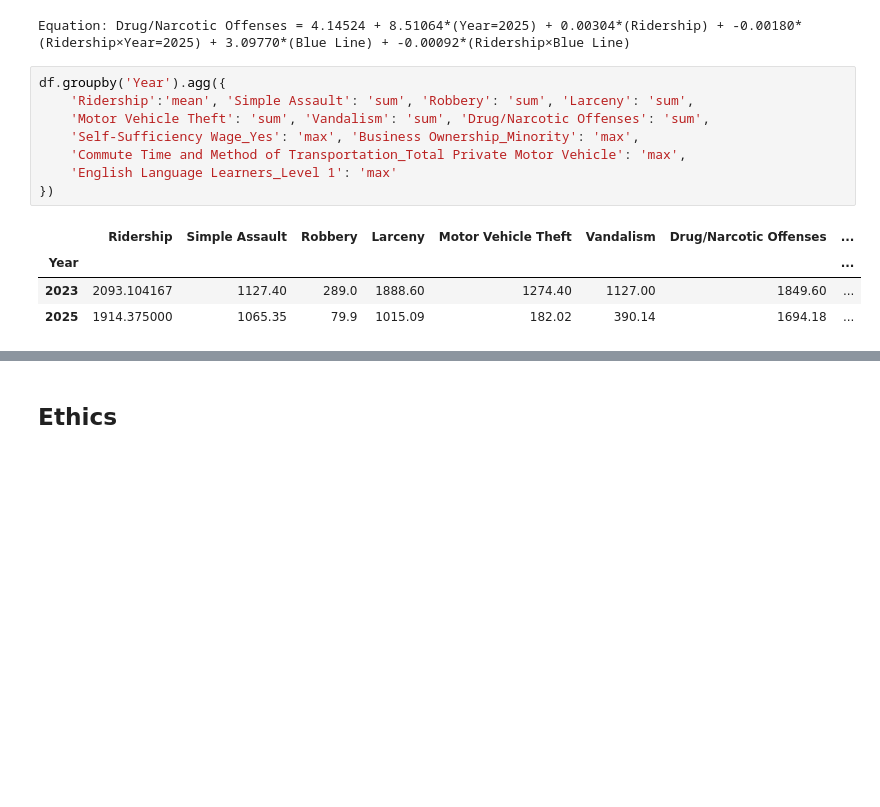
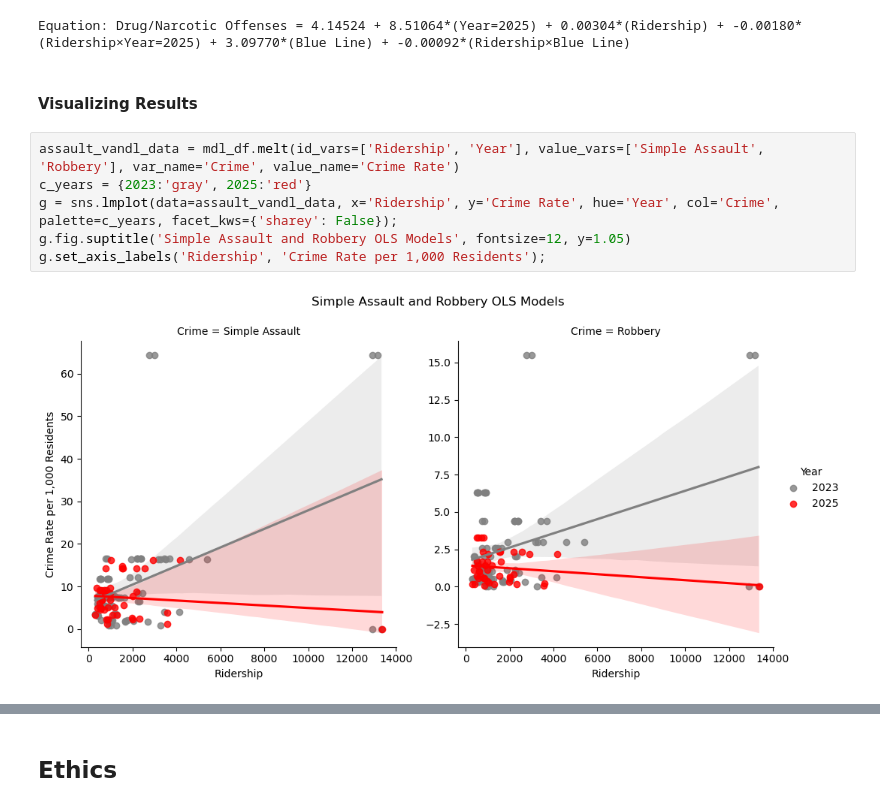
Before and after one commit to COGS108/Group022_WI26, a Jupyter notebook: 03-FinalProject.ipynb, the cells around one changed output, grey strips where cells are left out. Drawn from its saved outputs; the diff is of its cells as text; blank space fills up the shorter version.

```diff
--- a/03-FinalProject.ipynb
+++ b/03-FinalProject.ipynb
@@ -1023,16 +1055,13 @@ Drug/Narcotic Offenses (R-squared=0.118, R2-adjusted=0.083)
 | Q("Blue Line") | 3.09770 | 0.49909 |
 | Ridership:Q("Blue Line") | -0.00092 | 0.79486 |
 Equation: Drug/Narcotic Offenses = 4.14524 + 8.51064*(Year=2025) + 0.00304*(Ridership) + -0.00180*(Ridership×Year=2025) + 3.09770*(Blue Line) + -0.00092*(Ridership×Blue Line)
-# %%
-df.groupby('Year').agg({
-    'Ridership':'mean', 'Simple Assault': 'sum', 'Robbery': 'sum', 'Larceny': 'sum',
-    'Motor Vehicle Theft': 'sum', 'Vandalism': 'sum', 'Drug/Narcotic Offenses': 'sum',
-    'Self-Sufficiency Wage_Yes': 'max', 'Business Ownership_Minority': 'max',
-    'Commute Time and Method of Transportation_Total Private Motor Vehicle': 'max',
-    'English Language Learners_Level 1': 'max'
-})
-# %% [output]
-|  | Ridership | Simple Assault | Robbery | Larceny | Motor Vehicle Theft | Vandalism | Drug/Narcotic Offenses | ... |
-| Year |  |  |  |  |  |  |  | ... |
-| 2023 | 2093.104167 | 1127.40 | 289.0 | 1888.60 | 1274.40 | 1127.00 | 1849.60 | ... |
-| 2025 | 1914.375000 | 1065.35 | 79.9 | 1015.09 | 182.02 | 390.14 | 1694.18 | ... |
+# %% [markdown]
+#### Visualizing Results
+# %%
+assault_vandl_data = mdl_df.melt(id_vars=['Ridership', 'Year'], value_vars=['Simple Assault', 'Robbery'], var_name='Crime', value_name='Crime Rate')
+c_years = {2023:'gray', 2025:'red'}
+g = sns.lmplot(data=assault_vandl_data, x='Ridership', y='Crime Rate', hue='Year', col='Crime', palette=c_years, facet_kws={'sharey': False});
+g.fig.suptitle('Simple Assault and Robbery OLS Models', fontsize=12, y=1.05)
+g.set_axis_labels('Ridership', 'Crime Rate per 1,000 Residents');
+# %% [output]
+[figure, added]
```
Also changed, not shown: parts of 20 cells of this notebook.
